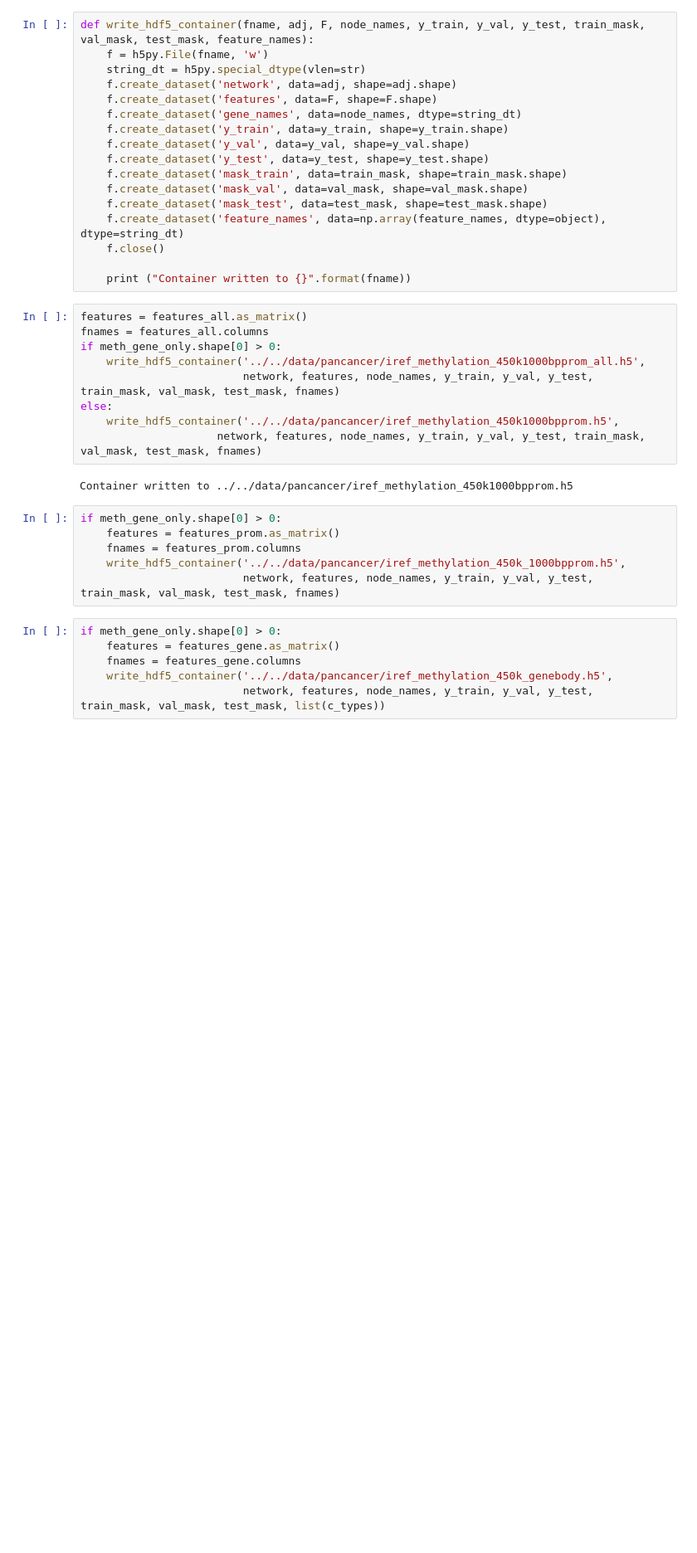
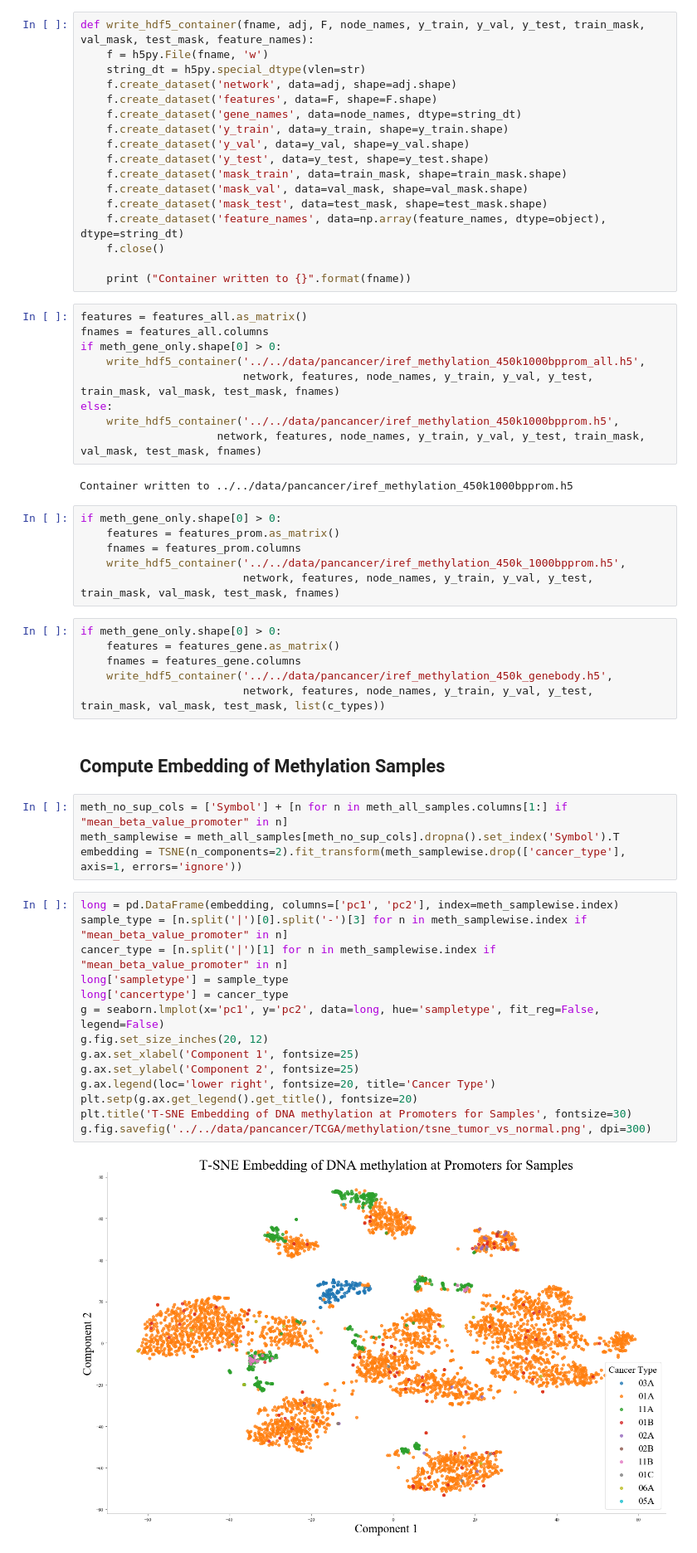
Before and after one commit to schulter/EMOGI, a Jupyter notebook: pancancer/methylation/build_methylation_container.ipynb, the cells around one changed output. Shown at 83% size. Saved outputs shown, nothing was run; the diff lists cells and outputs as text; blank space fills up the shorter version.

```diff
--- a/pancancer/methylation/build_methylation_container.ipynb
+++ b/pancancer/methylation/build_methylation_container.ipynb
@@ -315,3 +333,25 @@ if meth_gene_only.shape[0] > 0:
     fnames = features_gene.columns
     write_hdf5_container('../../data/pancancer/iref_methylation_450k_genebody.h5',
                          network, features, node_names, y_train, y_val, y_test, train_mask, val_mask, test_mask, list(c_types))
+# %% [markdown]
+## Compute Embedding of Methylation Samples
+# %%
+meth_no_sup_cols = ['Symbol'] + [n for n in meth_all_samples.columns[1:] if "mean_beta_value_promoter" in n]
+meth_samplewise = meth_all_samples[meth_no_sup_cols].dropna().set_index('Symbol').T
+embedding = TSNE(n_components=2).fit_transform(meth_samplewise.drop(['cancer_type'], axis=1, errors='ignore'))
+# %%
+long = pd.DataFrame(embedding, columns=['pc1', 'pc2'], index=meth_samplewise.index)
+sample_type = [n.split('|')[0].split('-')[3] for n in meth_samplewise.index if "mean_beta_value_promoter" in n]
+cancer_type = [n.split('|')[1] for n in meth_samplewise.index if "mean_beta_value_promoter" in n]
+long['sampletype'] = sample_type
+long['cancertype'] = cancer_type
+g = seaborn.lmplot(x='pc1', y='pc2', data=long, hue='sampletype', fit_reg=False, legend=False)
+g.fig.set_size_inches(20, 12)
+g.ax.set_xlabel('Component 1', fontsize=25)
+g.ax.set_ylabel('Component 2', fontsize=25)
+g.ax.legend(loc='lower right', fontsize=20, title='Cancer Type')
+plt.setp(g.ax.get_legend().get_title(), fontsize=20)
+plt.title('T-SNE Embedding of DNA methylation at Promoters for Samples', fontsize=30)
+g.fig.savefig('../../data/pancancer/TCGA/methylation/tsne_tumor_vs_normal.png', dpi=300)
+# %% [output]
+[figure, added]
```
Also changed, not shown: parts of 8 cells of this notebook, 4 other files.
